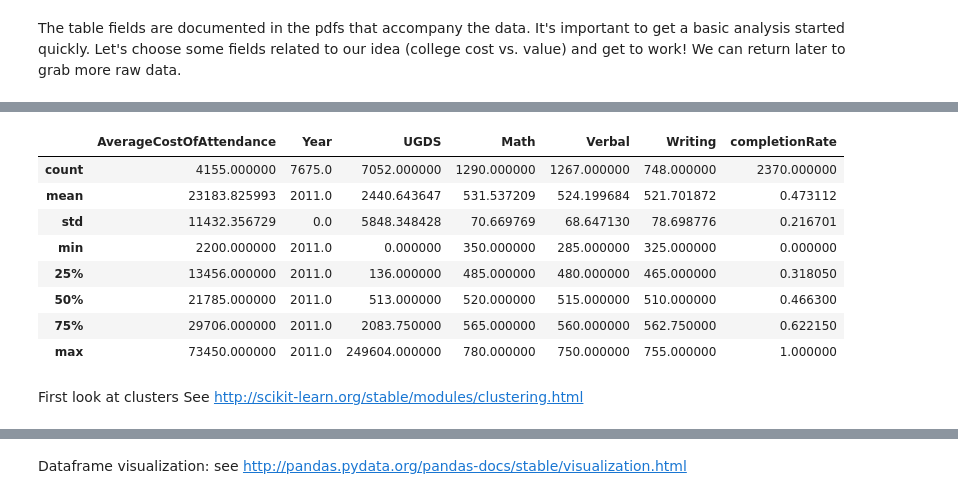
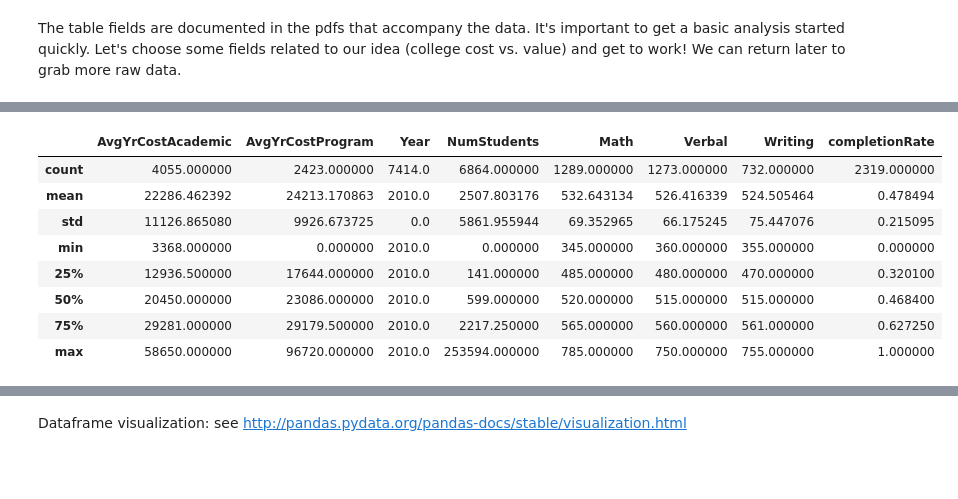
Before and after one commit to peterfig/intro2ml, a Jupyter notebook: college.ipynb, the cells around one changed output, grey strips where cells are left out. Drawn from its saved outputs; the diff is of its cells as text; code cells hidden in the pictures; blank space fills up the shorter version.

```diff
--- a/college.ipynb
+++ b/college.ipynb
@@ -8,6 +13,6 @@ Python has a handy built-in module for sqlite.  See: https://docs.python.org/2/l
 # %%
 import sqlite3
-conn = sqlite3.connect('C:Desktop/CM-ML-Class/1/data/database.sqlite')
+conn = sqlite3.connect('C:/Users/peter/CM-ML-Class/1/data/database.sqlite')
 # %%
 # List the tables in this database!
 
@@ -29,20 +34,24 @@ import pandas
 # %%
 query = """
 SELECT INSTNM,
-       COSTT4_A AverageCostOfAttendance,
-       md_earn_wne_p10 MedianEarnings,
+       CONTROL as type,
+       COSTT4_A AvgYrCostAcademic,
+       COSTT4_P AvgYrCostProgram,
+       md_earn_wne_p10 medEarn10yrs,
+       md_earn_wne_p6 medEarn6yrs,
        Year,
-       UGDS,
+       UGDS NumStudents,
        SATMTMID Math,
        SATVRMID Verbal,
        SATWRMID Writing,
        STABBR State,
-       GRAD_DEBT_MDN Debt,
+       GRAD_DEBT_MDN DebtAtGrad,
        C150_4 completionRate
 
 FROM Scorecard
-WHERE Year='2011'
+WHERE Year='{0}'
 """
 # I found that 2011 is the latest year with earnings data!
 
-df = pandas.read_sql(query, conn)
+df2011 = pandas.read_sql(query.format(2011), conn)
+df2010 = pandas.read_sql(query.format(2010), conn)
@@ -70,12 +79,12 @@ df
 # %%
-df.describe()
+df2010.describe()
 # %% [output]
-|  | AverageCostOfAttendance | Year | UGDS | Math | Verbal | Writing | completionRate |
-| count | 4155.000000 | 7675.0 | 7052.000000 | 1290.000000 | 1267.000000 | 748.000000 | 2370.000000 |
-| mean | 23183.825993 | 2011.0 | 2440.643647 | 531.537209 | 524.199684 | 521.701872 | 0.473112 |
-| std | 11432.356729 | 0.0 | 5848.348428 | 70.669769 | 68.647130 | 78.698776 | 0.216701 |
-| min | 2200.000000 | 2011.0 | 0.000000 | 350.000000 | 285.000000 | 325.000000 | 0.000000 |
-| 25% | 13456.000000 | 2011.0 | 136.000000 | 485.000000 | 480.000000 | 465.000000 | 0.318050 |
-| 50% | 21785.000000 | 2011.0 | 513.000000 | 520.000000 | 515.000000 | 510.000000 | 0.466300 |
-| 75% | 29706.000000 | 2011.0 | 2083.750000 | 565.000000 | 560.000000 | 562.750000 | 0.622150 |
-| max | 73450.000000 | 2011.0 | 249604.000000 | 780.000000 | 750.000000 | 755.000000 | 1.000000 |
+|  | AvgYrCostAcademic | AvgYrCostProgram | Year | NumStudents | Math | Verbal | Writing | completionRate |
+| count | 4055.000000 | 2423.000000 | 7414.0 | 6864.000000 | 1289.000000 | 1273.000000 | 732.000000 | 2319.000000 |
+| mean | 22286.462392 | 24213.170863 | 2010.0 | 2507.803176 | 532.643134 | 526.416339 | 524.505464 | 0.478494 |
+| std | 11126.865080 | 9926.673725 | 0.0 | 5861.955944 | 69.352965 | 66.175245 | 75.447076 | 0.215095 |
+| min | 3368.000000 | 0.000000 | 2010.0 | 0.000000 | 345.000000 | 360.000000 | 355.000000 | 0.000000 |
+| 25% | 12936.500000 | 17644.000000 | 2010.0 | 141.000000 | 485.000000 | 480.000000 | 470.000000 | 0.320100 |
+| 50% | 20450.000000 | 23086.000000 | 2010.0 | 599.000000 | 520.000000 | 515.000000 | 515.000000 | 0.468400 |
+| 75% | 29281.000000 | 29179.500000 | 2010.0 | 2217.250000 | 565.000000 | 560.000000 | 561.000000 | 0.627250 |
+| max | 58650.000000 | 96720.000000 | 2010.0 | 253594.000000 | 785.000000 | 750.000000 | 755.000000 | 1.000000 |
@@ -84,3 +90,0 @@ df['earn'] = pandas.to_numeric(df['MedianEarnings'], errors='coerce')
-# %% [markdown]
-First look at clusters
-See http://scikit-learn.org/stable/modules/clustering.html
```
Also changed, not shown: parts of 55 cells of this notebook.
